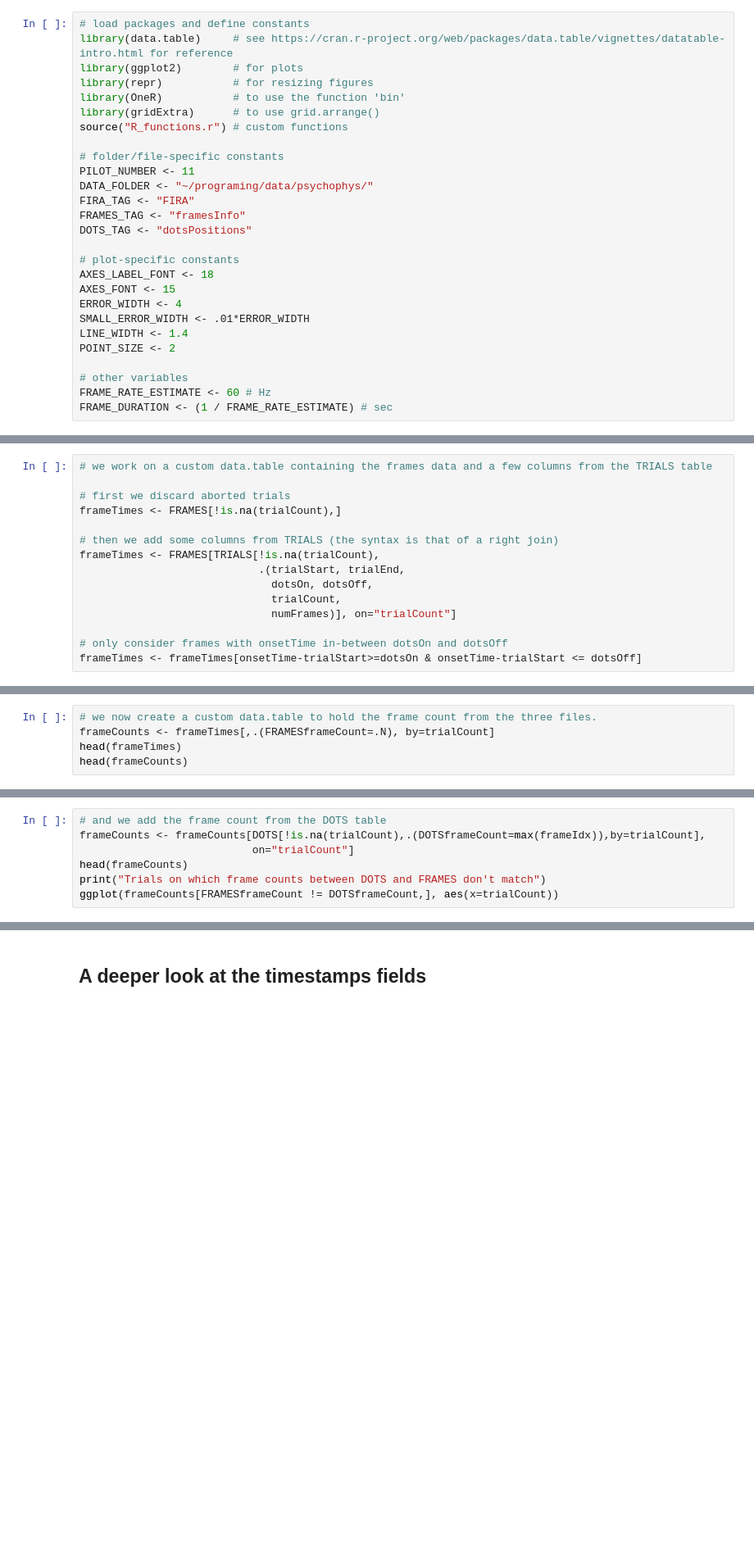
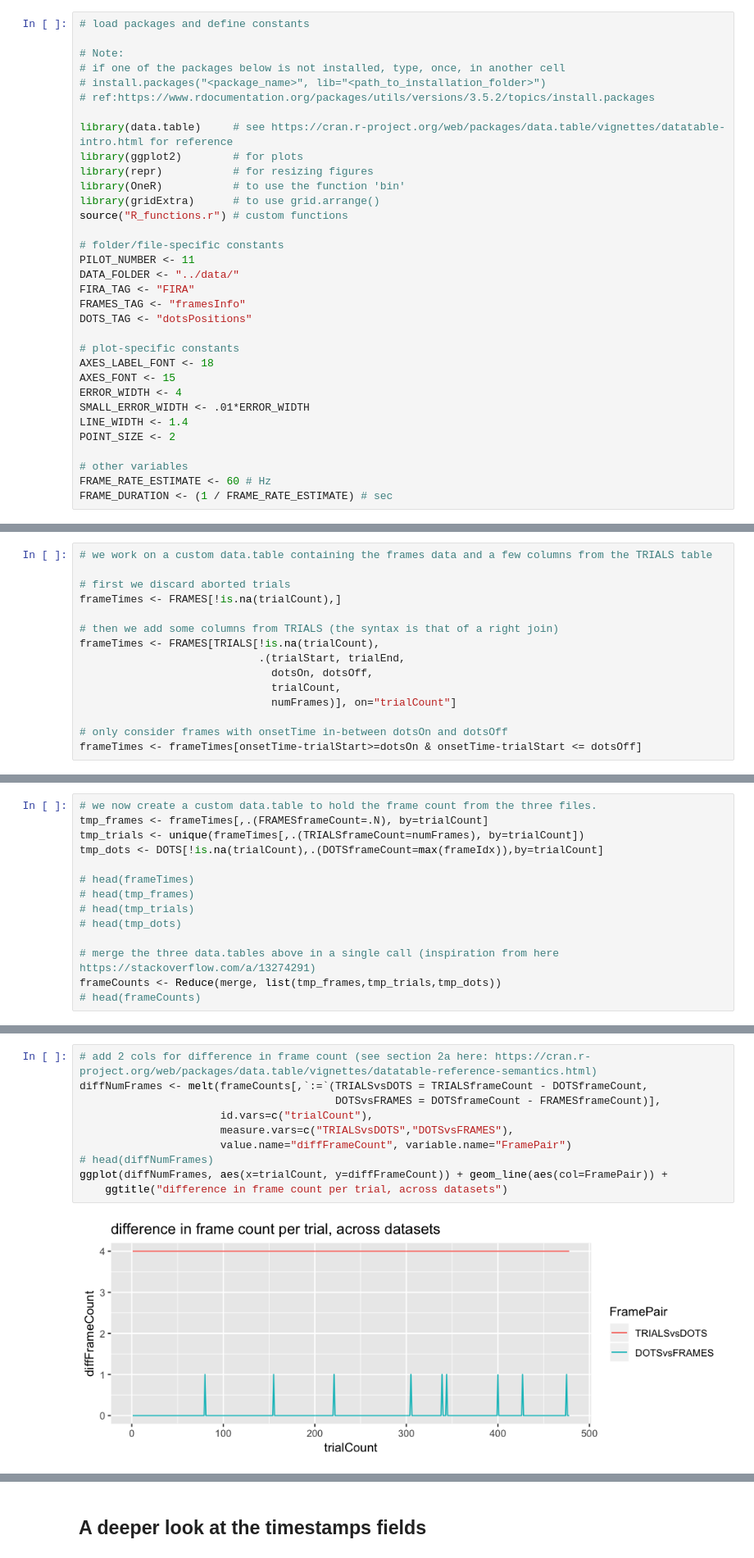
Before and after one commit to TheGoldLab/Analysis_SingleCP_DotsReversal, a Jupyter notebook: Jupyter/pilot11.ipynb, the cells around one changed output, grey strips where cells are left out. Shown at 82% size. Drawn from its saved outputs; the diff is of its cells as text; blank space fills up the shorter version.

Commit message:
plot difference in frame count across datasets

```diff
--- a/Jupyter/pilot11.ipynb
+++ b/Jupyter/pilot11.ipynb
@@ -75,6 +73,12 @@ This roughly amounted to 31 minutes.
 **A: Unanswered**
 # %%
 # load packages and define constants
+
+# Note:
+# if one of the packages below is not installed, type, once, in another cell
+# install.packages("<package_name>", lib="<path_to_installation_folder>")
+# ref:https://www.rdocumentation.org/packages/utils/versions/3.5.2/topics/install.packages
+
 library(data.table)     # see https://cran.r-project.org/web/packages/data.table/vignettes/datatable-intro.html for reference
 library(ggplot2)        # for plots
 library(repr)           # for resizing figures
@@ -84,7 +88,7 @@ source("R_functions.r") # custom functions
 
 # folder/file-specific constants
 PILOT_NUMBER <- 11
-DATA_FOLDER <- "~/programing/data/psychophys/"
+DATA_FOLDER <- "../data/"
 FIRA_TAG <- "FIRA"
 FRAMES_TAG <- "framesInfo"
 DOTS_TAG <- "dotsPositions"
@@ -293,5 +260,14 @@ frameTimes <- frameTimes[onsetTime-trialStart>=dotsOn & onsetTime-trialStart <=
 # %%
 # we now create a custom data.table to hold the frame count from the three files.
-frameCounts <- frameTimes[,.(FRAMESframeCount=.N), by=trialCount]
-head(frameTimes)
-head(frameCounts)
+tmp_frames <- frameTimes[,.(FRAMESframeCount=.N), by=trialCount]
+tmp_trials <- unique(frameTimes[,.(TRIALSframeCount=numFrames), by=trialCount])
+tmp_dots <- DOTS[!is.na(trialCount),.(DOTSframeCount=max(frameIdx)),by=trialCount]
+
+# head(frameTimes)
+# head(tmp_frames)
+# head(tmp_trials)
+# head(tmp_dots)
+
+# merge the three data.tables above in a single call (inspiration from here https://stackoverflow.com/a/13274291)
+frameCounts <- Reduce(merge, list(tmp_frames,tmp_trials,tmp_dots))
+# head(frameCounts)
@@ -315,10 +274,15 @@ head(frameCounts)
-# %%
-# and we add the frame count from the DOTS table
-frameCounts <- frameCounts[DOTS[!is.na(trialCount),.(DOTSframeCount=max(frameIdx)),by=trialCount],
-                           on="trialCount"]
-head(frameCounts)
-print("Trials on which frame counts between DOTS and FRAMES don't match")
-ggplot(frameCounts[FRAMESframeCount != DOTSframeCount,], aes(x=trialCount))
+# %%
+# add 2 cols for difference in frame count (see section 2a here: https://cran.r-project.org/web/packages/data.table/vignettes/datatable-reference-semantics.html)
+diffNumFrames <- melt(frameCounts[,`:=`(TRIALSvsDOTS = TRIALSframeCount - DOTSframeCount,
+                                        DOTSvsFRAMES = DOTSframeCount - FRAMESframeCount)],
+                      id.vars=c("trialCount"),
+                      measure.vars=c("TRIALSvsDOTS","DOTSvsFRAMES"),
+                      value.name="diffFrameCount", variable.name="FramePair")
+# head(diffNumFrames)
+ggplot(diffNumFrames, aes(x=trialCount, y=diffFrameCount)) + geom_line(aes(col=FramePair)) +
+    ggtitle("difference in frame count per trial, across datasets")
+# %% [output]
+[figure, added]
 # %% [markdown]
 From the columns above, we see that:
 - the `numFrames` field from the `TRIALS` table is not useful
```
Also changed, not shown: parts of 11 cells of this notebook.
